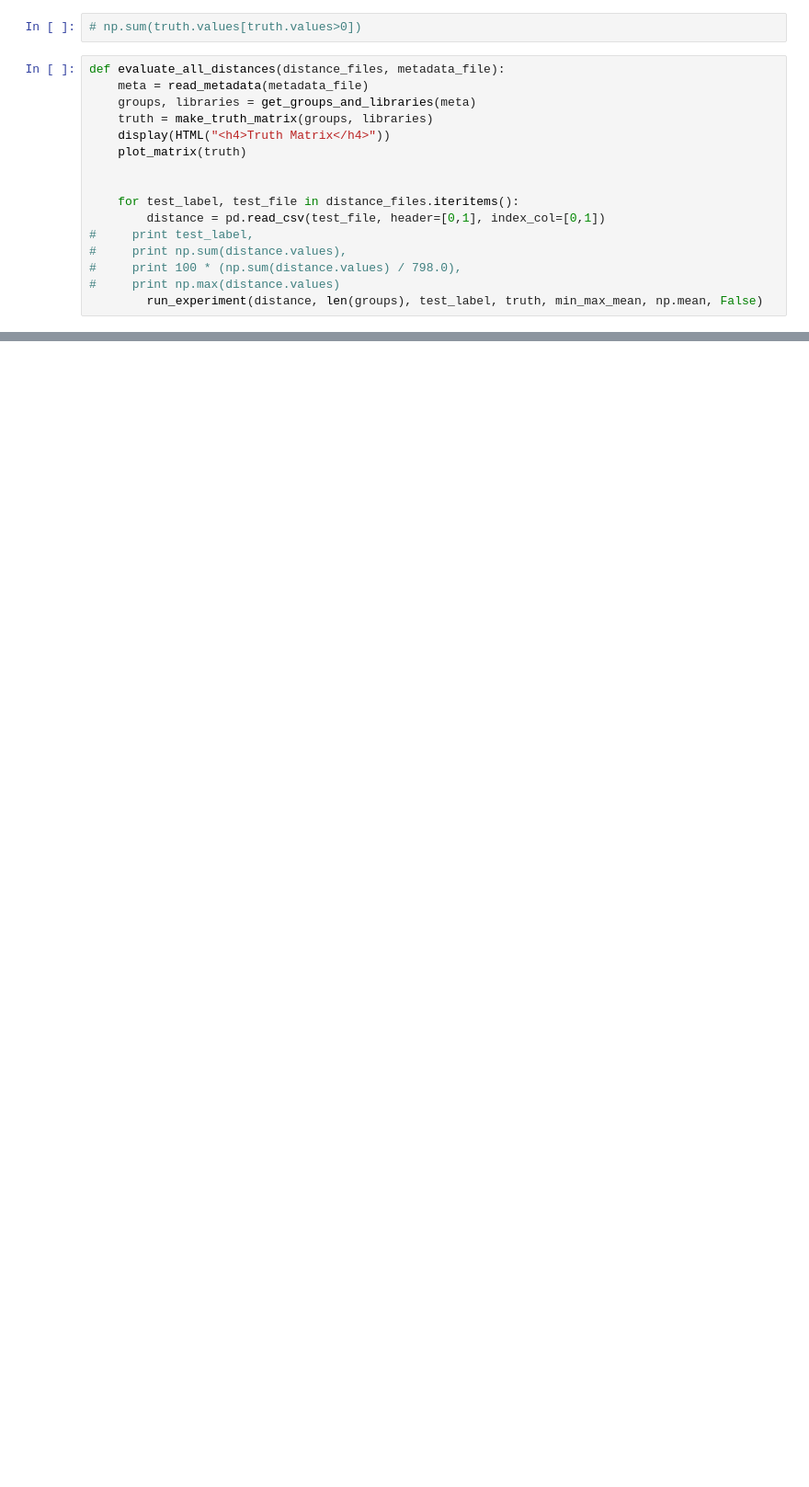
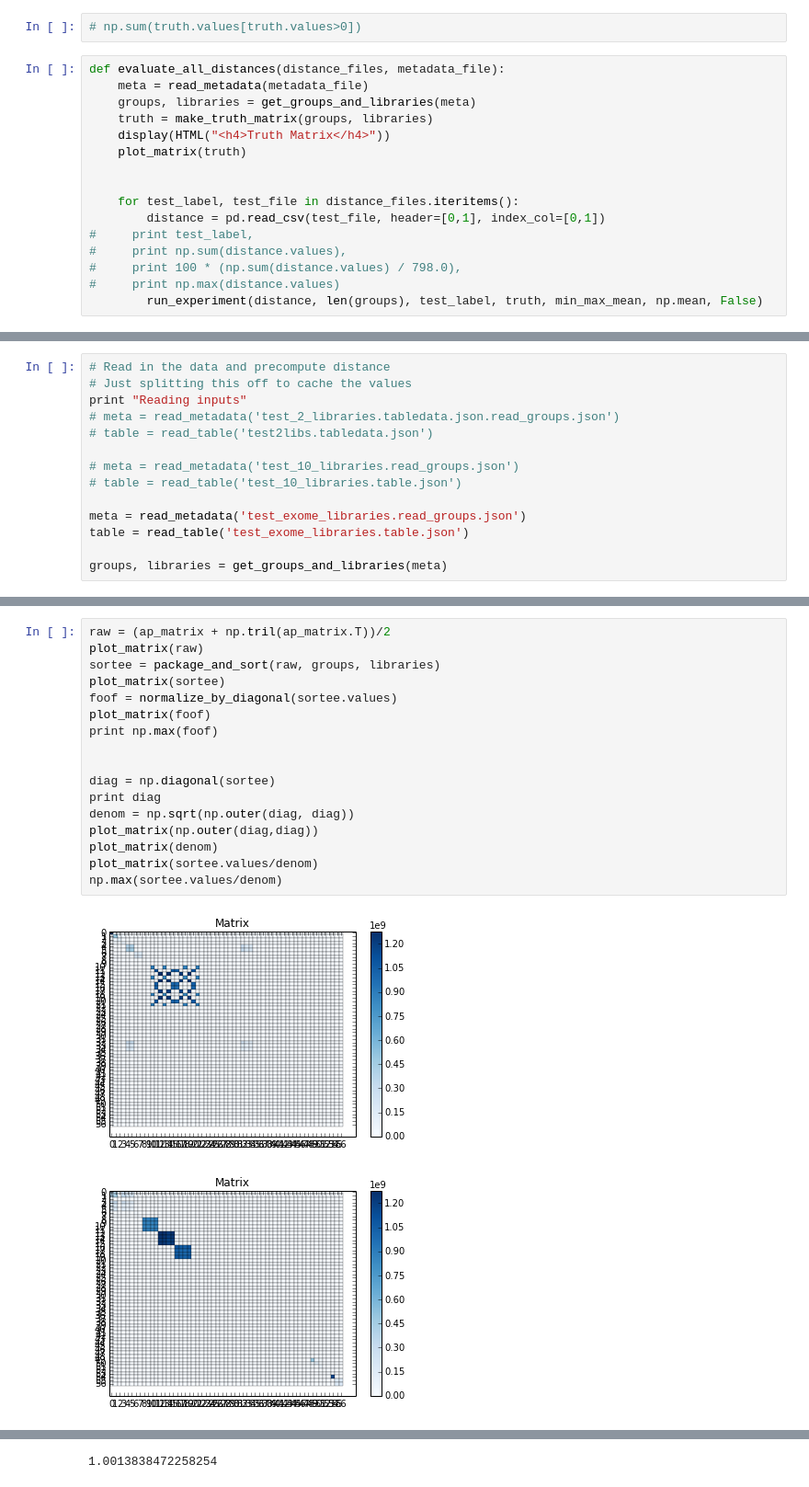
Before and after one commit to bradtaylor/thesis, a Jupyter notebook: evaluate_library_descrimination.ipynb, the cells around one changed output, grey strips where cells are left out. Shown at 92% size. Saved outputs shown, nothing was run; the diff lists cells and outputs as text; blank space fills up the shorter version.

```diff
--- a/evaluate_library_descrimination.ipynb
+++ b/evaluate_library_descrimination.ipynb
@@ -1040,0 +950,14 @@ array([10, 20, 30, 40,  3, 50])
+# %%
+# Read in the data and precompute distance
+# Just splitting this off to cache the values
+print "Reading inputs"
+# meta = read_metadata('test_2_libraries.tabledata.json.read_groups.json')
+# table = read_table('test2libs.tabledata.json')
+
+# meta = read_metadata('test_10_libraries.read_groups.json')
+# table = read_table('test_10_libraries.table.json')
+
+meta = read_metadata('test_exome_libraries.read_groups.json')
+table = read_table('test_exome_libraries.table.json')
+
+groups, libraries = get_groups_and_libraries(meta)
@@ -1040,0 +1073,20 @@ array([10, 20, 30, 40,  3, 50])
+# %%
+raw = (ap_matrix + np.tril(ap_matrix.T))/2
+plot_matrix(raw)
+sortee = package_and_sort(raw, groups, libraries)
+plot_matrix(sortee)
+foof = normalize_by_diagonal(sortee.values)
+plot_matrix(foof)
+print np.max(foof)
+
+
+diag = np.diagonal(sortee)
+print diag
+denom = np.sqrt(np.outer(diag, diag))
+plot_matrix(np.outer(diag,diag))
+plot_matrix(denom)
+plot_matrix(sortee.values/denom)
+np.max(sortee.values/denom)
+# %% [output]
+[figure, added]
+[figure, added]
@@ -1040,0 +1113 @@ array([10, 20, 30, 40,  3, 50])
+1.0013838472258254
```
Also changed, not shown: parts of 26 cells of this notebook, 2 other files.
